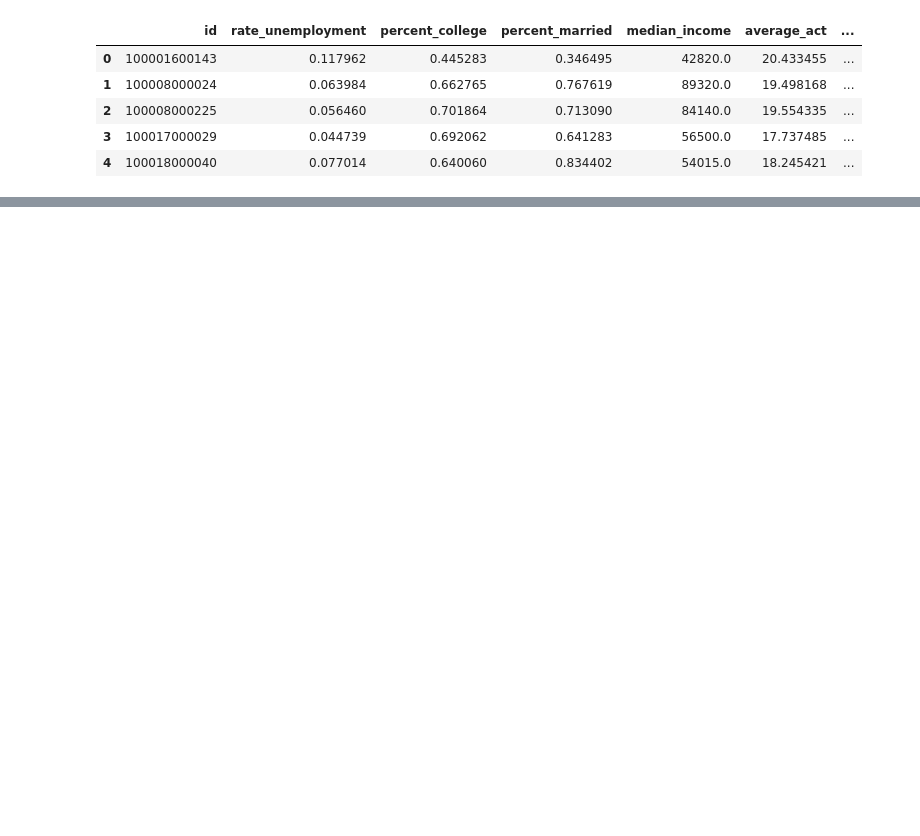
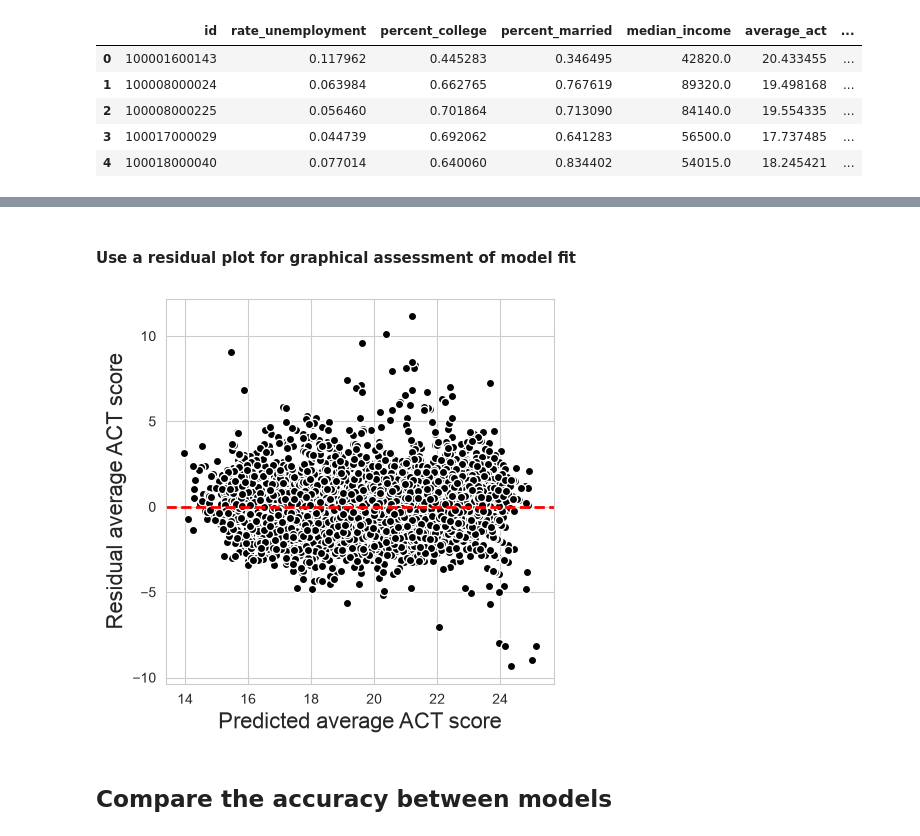
Before and after one commit to mattejoey/education, a Jupyter notebook: code/Education_Project.ipynb, the cells around one changed output, grey strips where cells are left out. Saved outputs shown, nothing was run; the diff lists cells and outputs as text; code cells hidden in the pictures; blank space fills up the shorter version.

```diff
--- a/code/Education_Project.ipynb
+++ b/code/Education_Project.ipynb
@@ -515,0 +672,3 @@ df.head()
+# %%
+model_reduced2 = smf.ols(formula='average_act ~ rate_unemployment + percent_college + percent_lunch + percent_married + log_median_income + C(state)',
+                data=df).fit()
@@ -515,0 +695,18 @@ df.head()
+# %% [markdown]
+#### Use a residual plot for graphical assessment of model fit
+# %%
+y_hat = model_reduced2.predict()
+# %%
+plt.figure(figsize=(5,5))
+
+plt.plot(y_hat, model_reduced2.resid, 'ko', mec='w')
+plt.axhline(0, color='r', linestyle='dashed', lw=2)
+
+plt.xlabel('Predicted average ACT score', fontsize=16)
+plt.ylabel('Residual average ACT score', fontsize=16)
+
+plt.show()
+# %% [output]
+[figure, added]
+# %% [markdown]
+## Compare the accuracy between models
```
Also changed, not shown: parts of 75 cells of this notebook, 3 other files.
